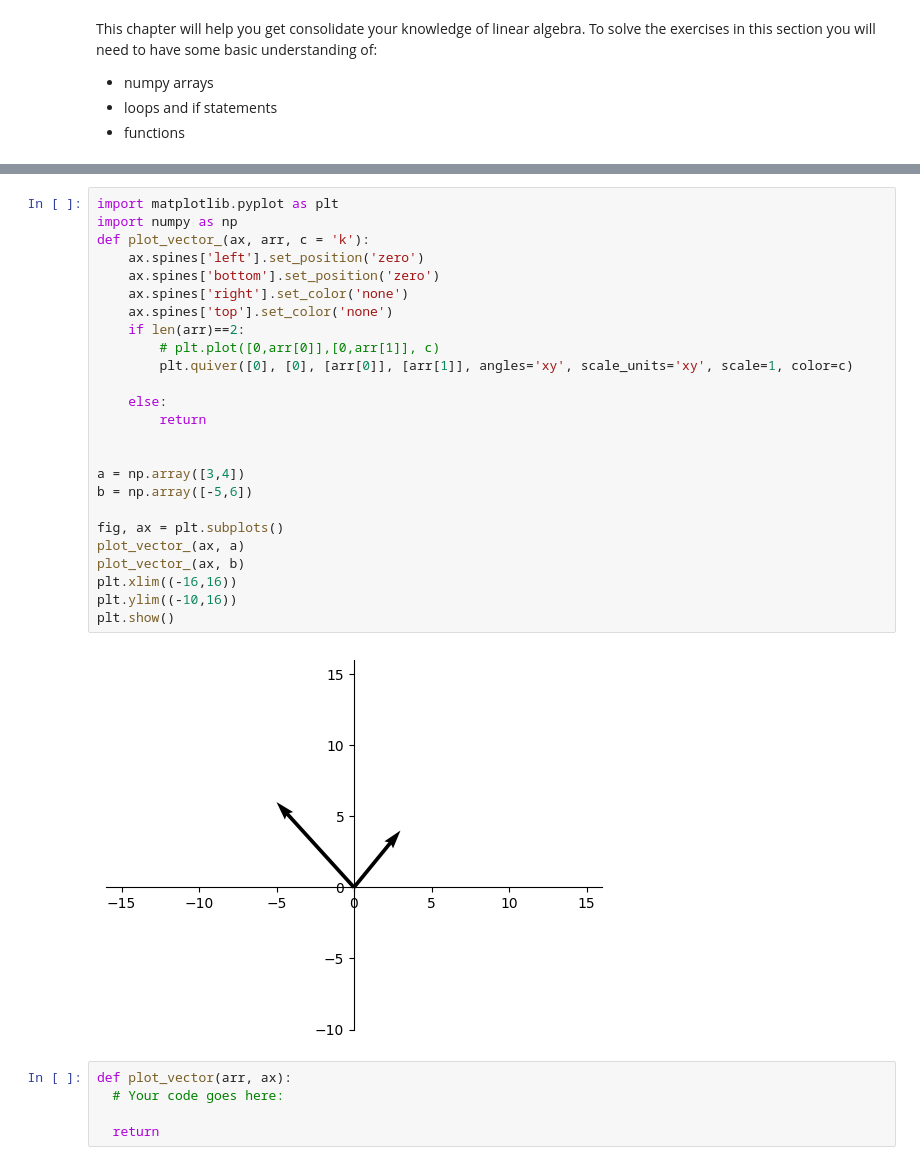
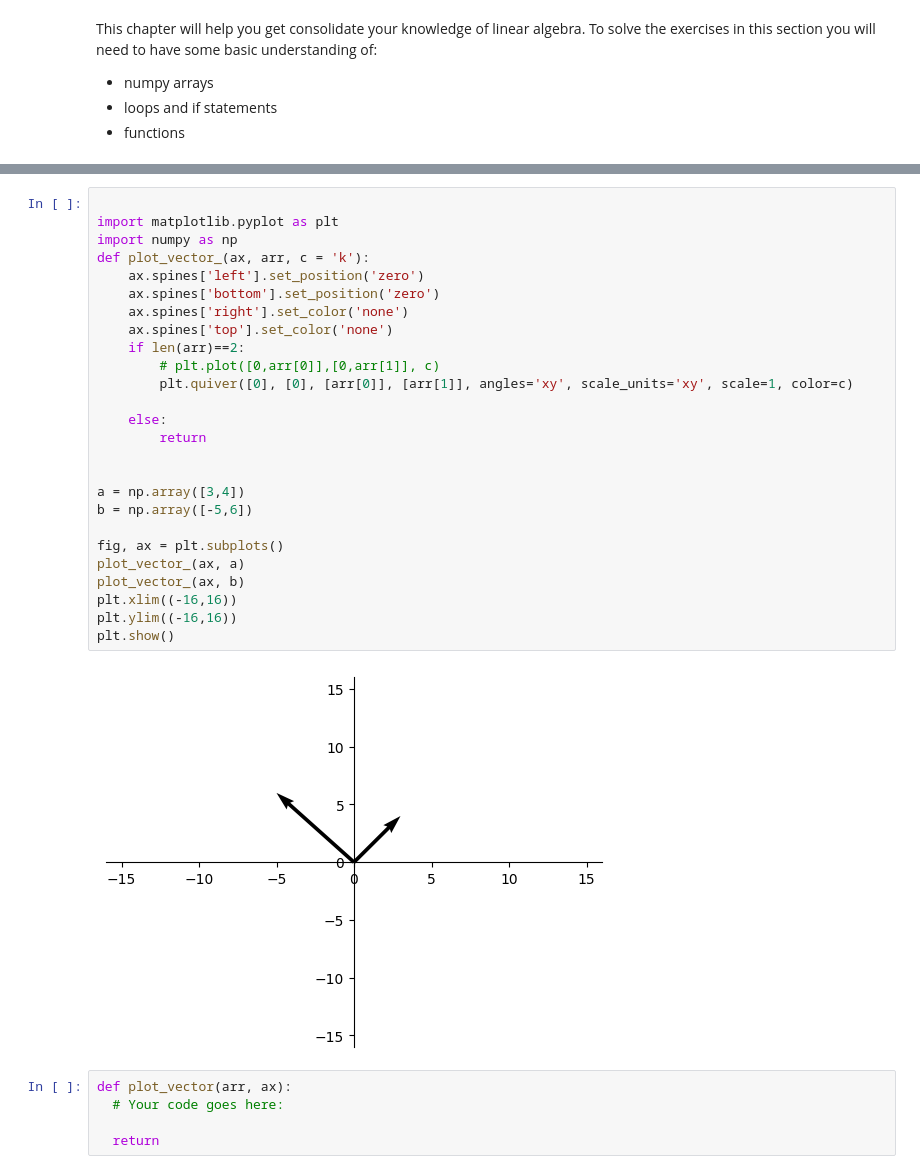
Before and after one commit to bryancsouza/Programming-Questboard, a Jupyter notebook: content/linear-algebra-01.ipynb, the cells around one changed output, grey strips where cells are left out. Saved outputs shown, nothing was run; the diff lists cells and outputs as text.

````diff
--- a/content/linear-algebra-01.ipynb
+++ b/content/linear-algebra-01.ipynb
@@ -72,32 +72,33 @@ plt.show()
 
 ```
 # %%
+
 import matplotlib.pyplot as plt
 import numpy as np
 def plot_vector_(ax, arr, c = 'k'):
     ax.spines['left'].set_position('zero')
     ax.spines['bottom'].set_position('zero')
     ax.spines['right'].set_color('none')
     ax.spines['top'].set_color('none')
     if len(arr)==2:
         # plt.plot([0,arr[0]],[0,arr[1]], c)
         plt.quiver([0], [0], [arr[0]], [arr[1]], angles='xy', scale_units='xy', scale=1, color=c)
 
     else:
         return
 
 
 a = np.array([3,4])
 b = np.array([-5,6])
 
 fig, ax = plt.subplots()
 plot_vector_(ax, a)
 plot_vector_(ax, b)
 plt.xlim((-16,16))
-plt.ylim((-10,16))
+plt.ylim((-16,16))
 plt.show()
 # %% [output]
-[figure, old version]
+[figure, new version]
 # %%
 def plot_vector(arr, ax):
   # Your code goes here:
````
Also changed, not shown: parts of 14 cells of this notebook, 1 other file.
